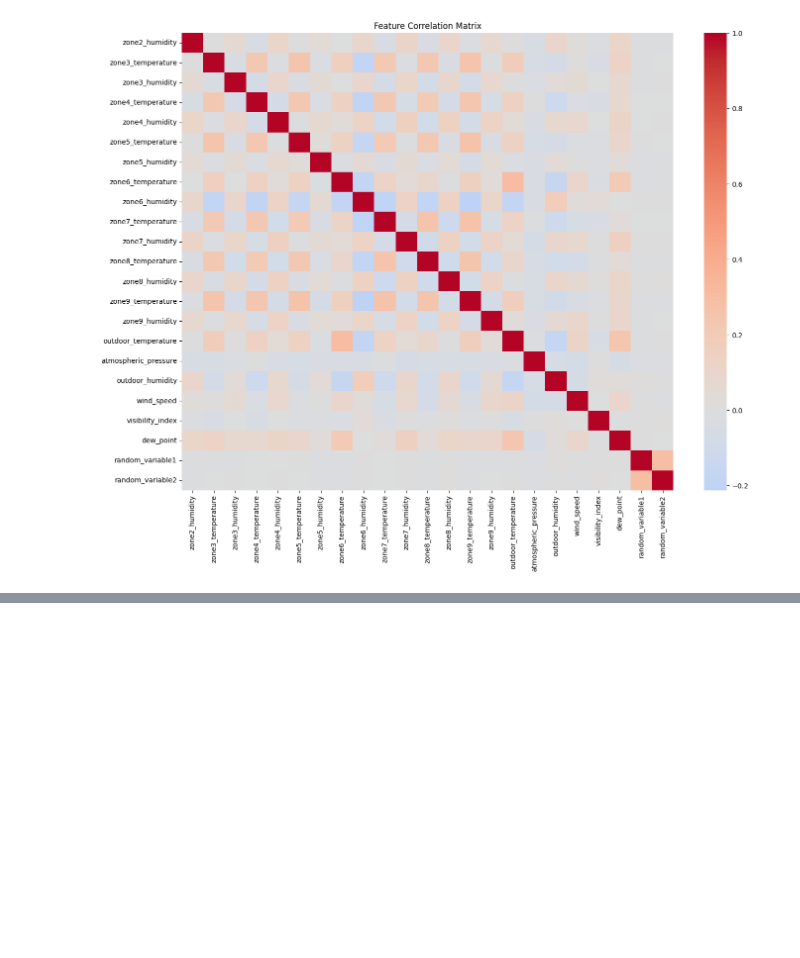
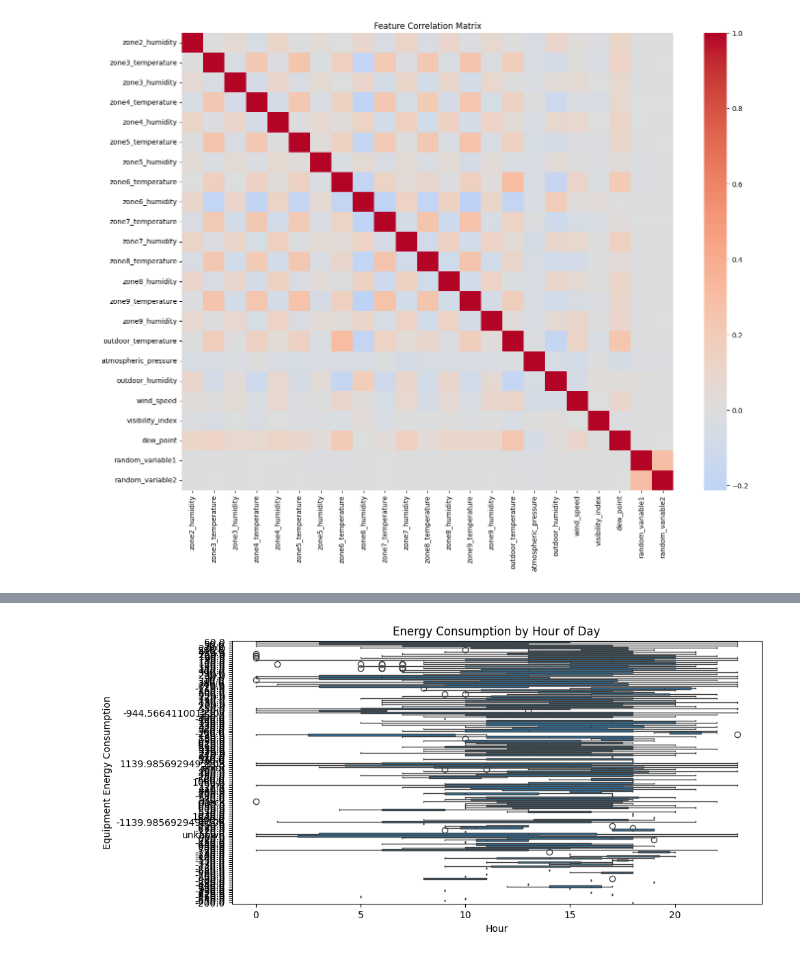
Before and after one commit to shivam-kr935/DS-Intern-Assignment-ShivamKumar, a Jupyter notebook: notebooks/eda_energy_prediction.ipynb, the cells around one changed output, grey strips where cells are left out. Drawn from its saved outputs; the diff is of its cells as text; code cells hidden in the pictures; blank space fills up the shorter version.

```diff
--- a/notebooks/eda_energy_prediction.ipynb
+++ b/notebooks/eda_energy_prediction.ipynb
@@ -137,0 +158,10 @@ df['month'] = df['timestamp'].dt.month
+# %%
+#Now we want to visualize Energy consumption by Time of Day
+plt.figure(figsize=(10, 5))
+sns.boxplot(x='hour', y='equipment_energy_consumption', data=df)
+plt.title('Energy Consumption by Hour of Day')
+plt.xlabel('Hour')
+plt.ylabel('Equipment Energy Consumption')
+plt.show()
+# %% [output]
+[figure, added]
```
Also changed, not shown: parts of 17 cells of this notebook.
